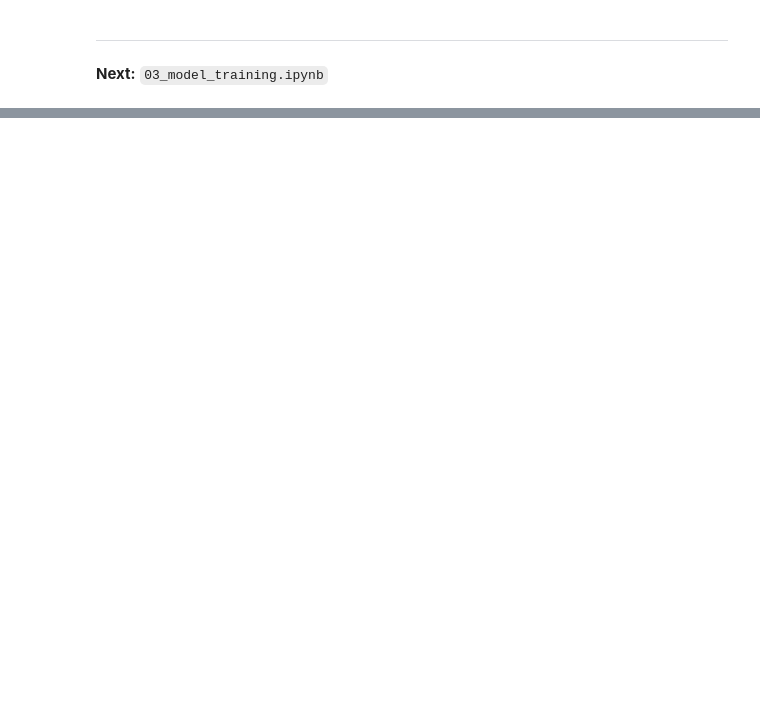
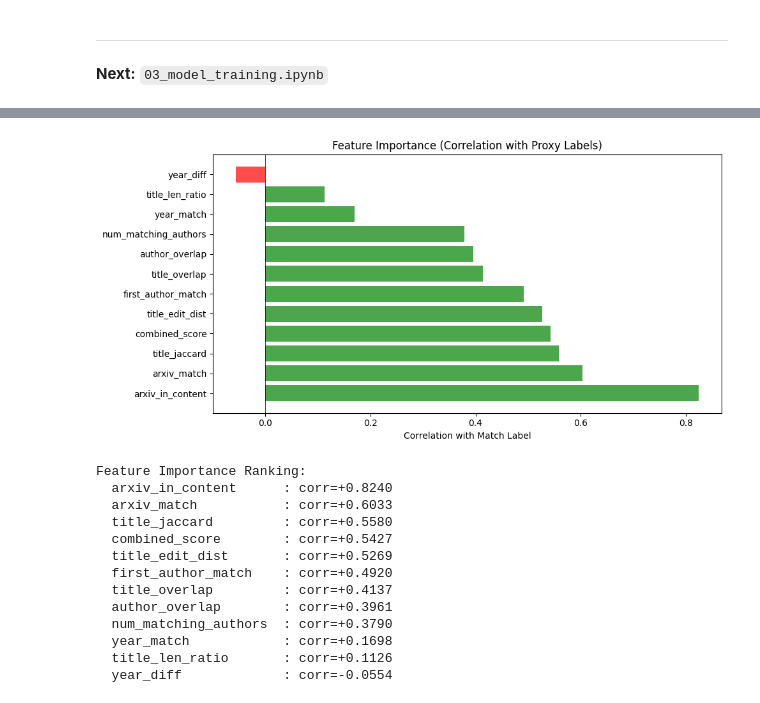
Before and after one commit to DinhLiu/KHDL_Lab02, a Jupyter notebook: src/matching/02_feature_engineering.ipynb, the cells around one changed output, grey strips where cells are left out. Drawn from its saved outputs; the diff is of its cells as text; code cells hidden in the pictures; blank space fills up the shorter version.

```diff
--- a/src/matching/02_feature_engineering.ipynb
+++ b/src/matching/02_feature_engineering.ipynb
@@ -223,0 +236,40 @@ Feature Statistics:
+# %%
+# Feature Importance Analysis (using correlation with proxy label)
+feature_importance = []
+for i, name in enumerate(FeatureExtractor.FEATURE_NAMES):
+    corr = np.corrcoef(X[:, i], y_proxy)[0, 1]
+    feature_importance.append((name, abs(corr), corr))
+
+feature_importance.sort(key=lambda x: x[1], reverse=True)
+
+plt.figure(figsize=(10, 5))
+names = [f[0] for f in feature_importance]
+values = [f[2] for f in feature_importance]
+colors = ['green' if v > 0 else 'red' for v in values]
+
+plt.barh(names, values, color=colors, alpha=0.7)
+plt.xlabel('Correlation with Match Label')
+plt.title('Feature Importance (Correlation with Proxy Labels)')
+plt.axvline(x=0, color='black', linestyle='-', linewidth=0.5)
+plt.tight_layout()
+plt.savefig(OUTPUT_DIR / 'eda_feature_importance.png', dpi=150)
+plt.show()
+
+print("\nFeature Importance Ranking:")
+for name, abs_corr, corr in feature_importance:
+    print(f"  {name:22s}: corr={corr:+.4f}")
+# %% [output]
+[figure, added]
+Feature Importance Ranking:
+  arxiv_in_content      : corr=+0.8240
+  arxiv_match           : corr=+0.6033
+  title_jaccard         : corr=+0.5580
+  combined_score        : corr=+0.5427
+  title_edit_dist       : corr=+0.5269
+  first_author_match    : corr=+0.4920
+  title_overlap         : corr=+0.4137
+  author_overlap        : corr=+0.3961
+  num_matching_authors  : corr=+0.3790
+  year_match            : corr=+0.1698
+  title_len_ratio       : corr=+0.1126
+  year_diff             : corr=-0.0554
```
Also changed, not shown: parts of 12 cells of this notebook, 10 other files.
